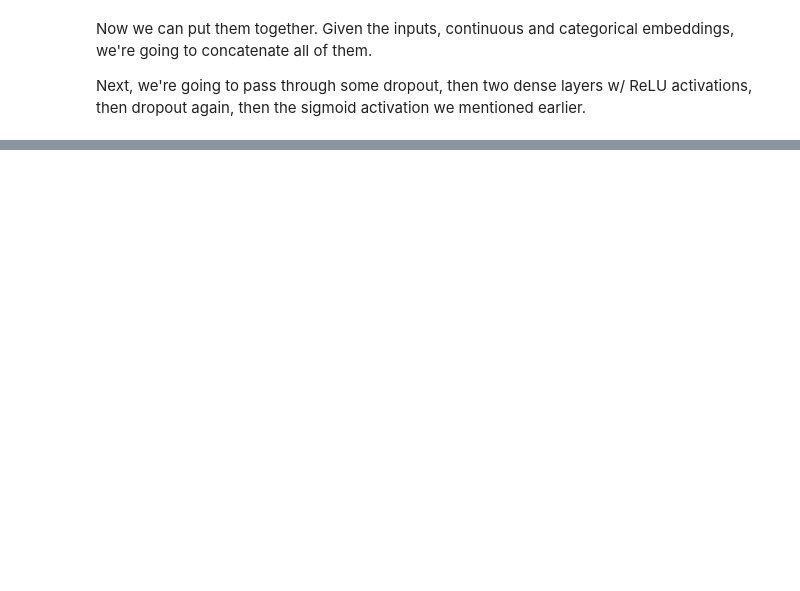
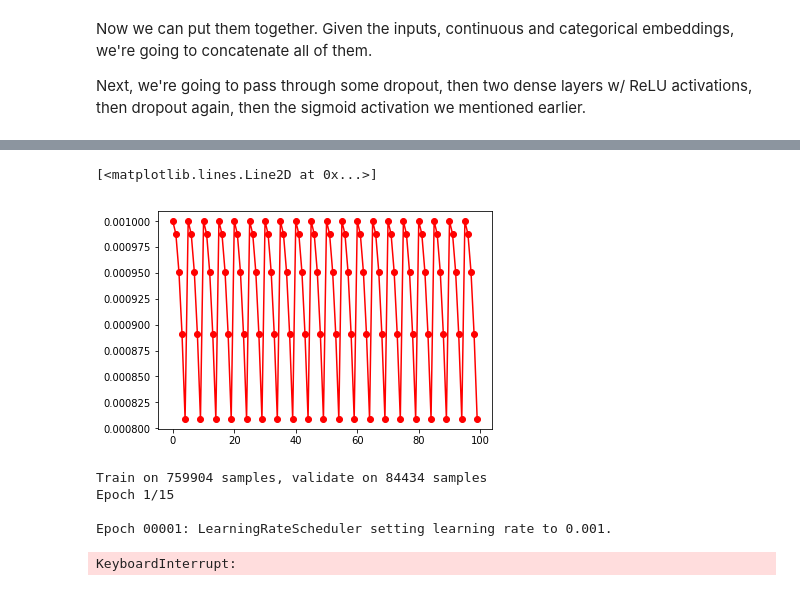
Before and after one commit to airisdata/Rossmann, a Jupyter notebook: rossman_v2.ipynb, the cells around one changed output, grey strips where cells are left out. Saved outputs shown, nothing was run; the diff lists cells and outputs as text; code cells hidden in the pictures; blank space fills up the shorter version.

```diff
--- a/rossman_v2.ipynb
+++ b/rossman_v2.ipynb
@@ -727,0 +765,12 @@ Epoch 8/8
+# %%
+def cosine_lr(epoch,base_rate):
+    import numpy as np
+    interval=5
+    base_rate=0.001
+    lr= base_rate*np.cos(int(epoch%interval)*np.pi/(4*interval))
+    return lr
+# %%
+plt.plot([cosine_lr(i,0.01) for i in range(100)],'ro-')
+# %% [output]
+[<matplotlib.lines.Line2D at 0x...>]
+[figure, added]
@@ -727,0 +783,9 @@ Epoch 8/8
+# %%
+hist = model.fit(map_train, y_train, batch_size=256, epochs=15,
+                 verbose=1, validation_data=(map_valid, y_valid),callbacks=[checkpoint,lr_schedule,term])
+# %% [output]
+Train on 759904 samples, validate on 84434 samples
+Epoch 1/15
+
+Epoch 00001: LearningRateScheduler setting learning rate to 0.001.
+KeyboardInterrupt:
```
Also changed, not shown: parts of 20 cells of this notebook.
